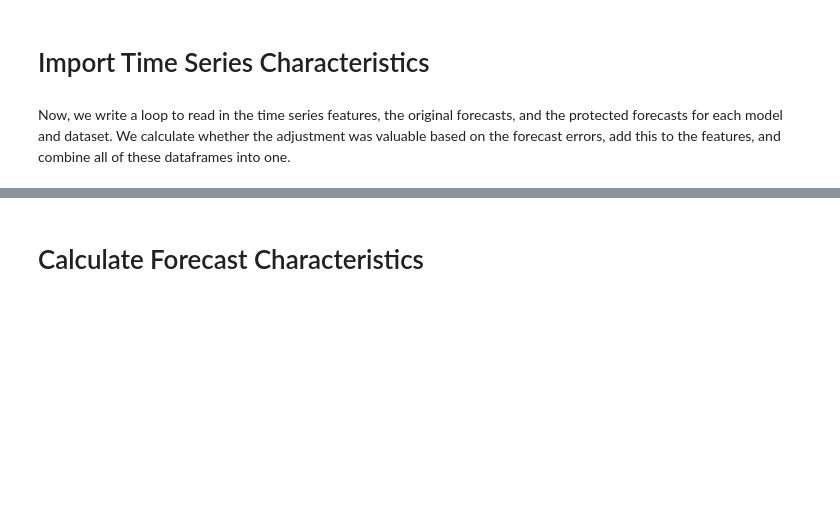
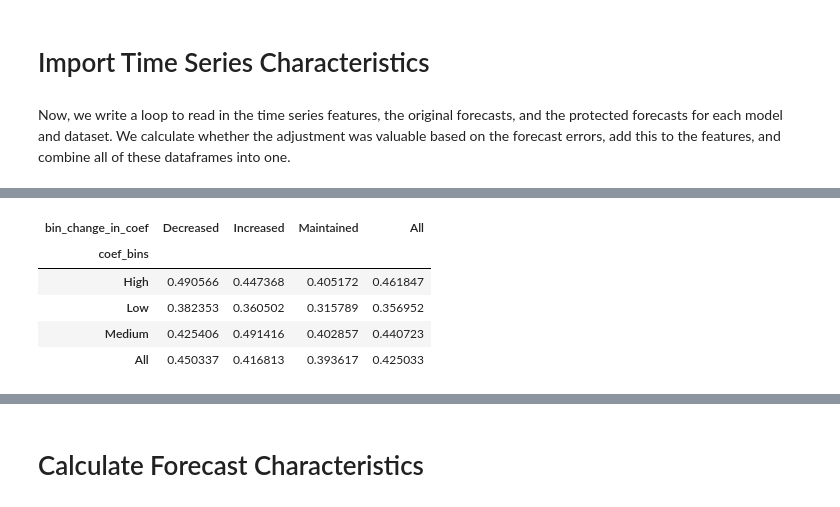
Before and after one commit to cdbale/Privacy-and-Forecasting-Empirical, a Jupyter notebook: Code/Analysis/Adjustment_Analysis.ipynb, the cells around one changed output, grey strips where cells are left out. Cells and saved outputs as stored; diff of their text form; code cells hidden in the pictures; blank space fills up the shorter version.

```diff
--- a/Code/Analysis/Adjustment_Analysis.ipynb
+++ b/Code/Analysis/Adjustment_Analysis.ipynb
@@ -133,0 +181,19 @@ full_data = full_data.drop(["nperiods", "seasonal_period", "model", "time_level_
+# %%
+full_data = full_data.iloc[indexes_to_keep,:]
+full_data = full_data.reset_index(drop=True)
+# %%
+bin_change_in_coef = []
+
+for i, j in enumerate(full_data.change_in_coef):
+    if j < -0.05:
+        bin_change_in_coef.append("Decreased")
+    elif j > 0.05:
+        bin_change_in_coef.append("Increased")
+    else:
+        bin_change_in_coef.append("Maintained")
+
+full_data["bin_change_in_coef"] = bin_change_in_coef
+# %%
+full_data['magnitude_bins'] = binner(full_data.magnitudes)
+# %%
+full_data['coef_bins'] = binner(full_data.coef_var)
@@ -133,0 +229,9 @@ full_data = full_data.drop(["nperiods", "seasonal_period", "model", "time_level_
+# %%
+pd.pivot_table(data=full_data, values="is_valuable", index="coef_bins", columns="bin_change_in_coef", aggfunc=np.mean, margins=True)
+# %% [output]
+| bin_change_in_coef | Decreased | Increased | Maintained | All |
+| coef_bins |  |  |  |  |
+| High | 0.490566 | 0.447368 | 0.405172 | 0.461847 |
+| Low | 0.382353 | 0.360502 | 0.315789 | 0.356952 |
+| Medium | 0.425406 | 0.491416 | 0.402857 | 0.440723 |
+| All | 0.450337 | 0.416813 | 0.393617 | 0.425033 |
```
Also changed, not shown: parts of 111 cells of this notebook, 5 other files.
